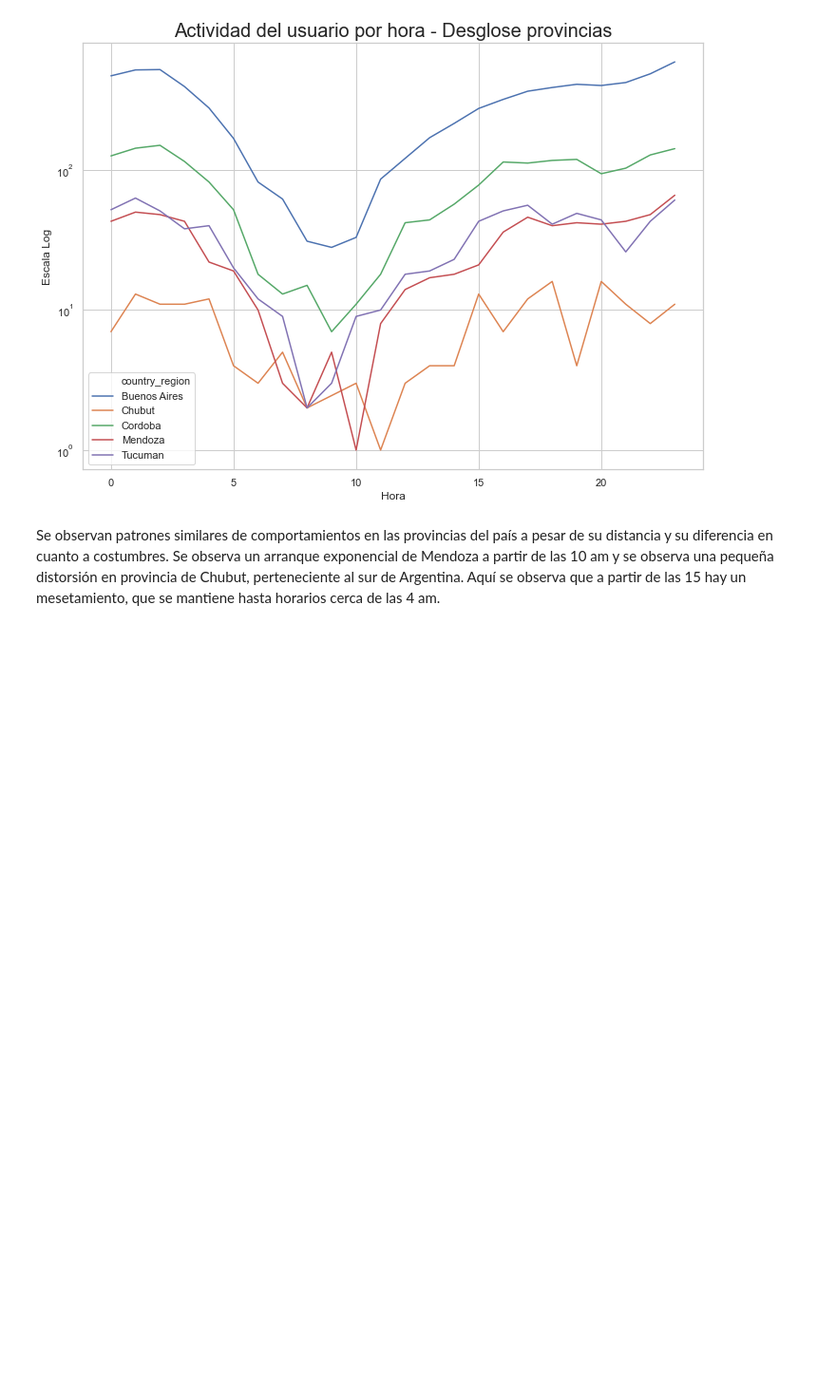
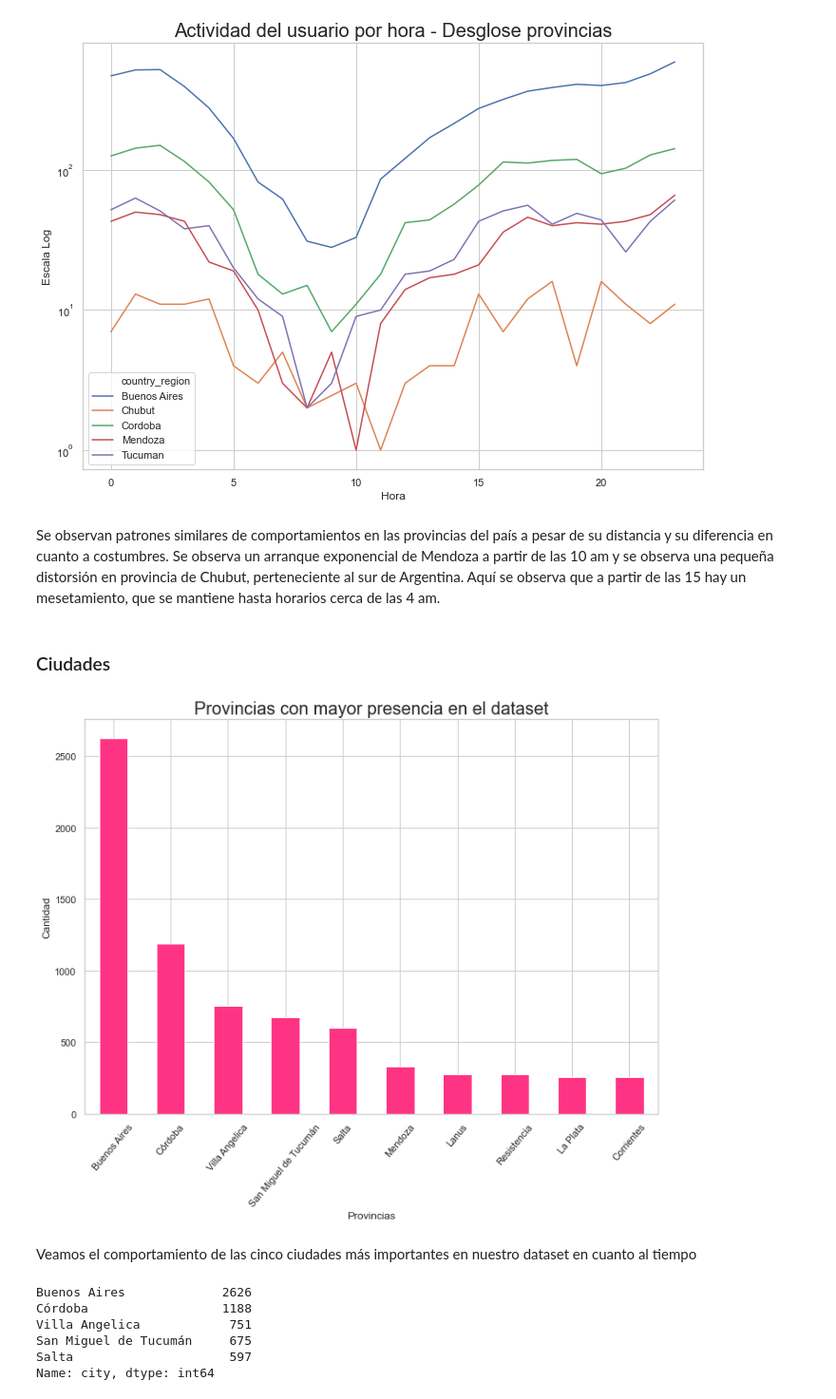
Before and after one commit to rodolfopardo/etermax, a Jupyter notebook: etermax_tecnico.ipynb, the cells around one changed output. Shown at 95% size. Drawn from its saved outputs; the diff is of its cells as text; code cells hidden in the pictures; blank space fills up the shorter version.

```diff
--- a/etermax_tecnico.ipynb
+++ b/etermax_tecnico.ipynb
@@ -607,3 +607,15 @@ plt.show()
 [figure]
 # %% [markdown]
 <p> Se observan patrones similares de comportamientos en las provincias del país a pesar de su distancia y su diferencia en cuanto a costumbres. Se observa un arranque exponencial de Mendoza a partir de las 10 am y se observa una pequeña distorsión en provincia de Chubut, perteneciente al sur de Argentina. Aquí se observa que a partir de las 15 hay un mesetamiento, que se mantiene hasta horarios cerca de las 4 am.</p>
+# %% [markdown]
+<h3>Ciudades</h3>
+# %%
+juego.city.value_counts().head(10).plot.bar(color = "#FF3383", rot = 50)
+plt.title('Provincias con mayor presencia en el dataset', fontsize = 20)
+plt.xlabel('Provincias')
+plt.ylabel('Cantidad')
+plt.show()
+# %% [output]
+[figure, added]
+# %% [markdown]
+<p>Veamos el comportamiento de las cinco ciudades más importantes en nuestro dataset en cuanto al tiempo </p>
@@ -609,0 +627,11 @@ plt.show()
+# %%
+#Chequeo que el filtro este ok
+
+ciudades['city'].value_counts()
+# %% [output]
+Buenos Aires             2626
+Córdoba                  1188
+Villa Angelica            751
+San Miguel de Tucumán     675
+Salta                     597
+Name: city, dtype: int64
```
Also changed, not shown: parts of 39 cells of this notebook, 1 other file.
